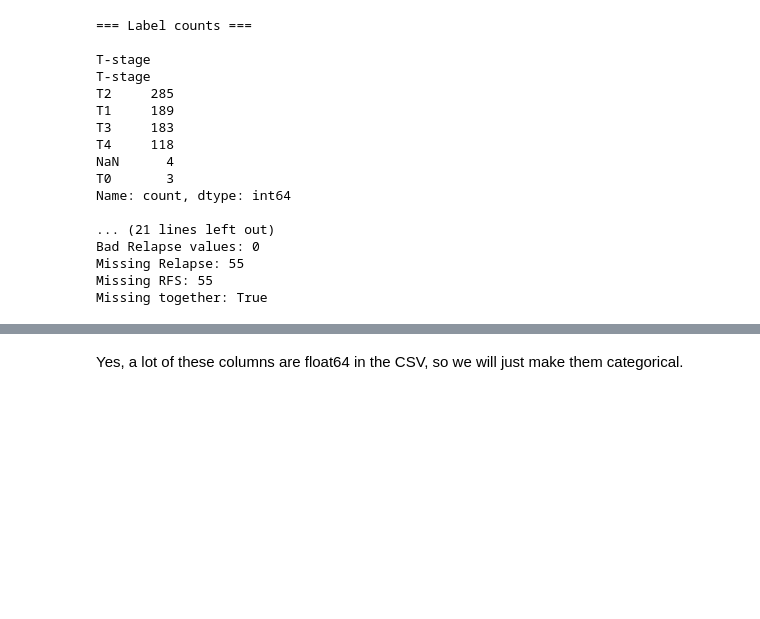
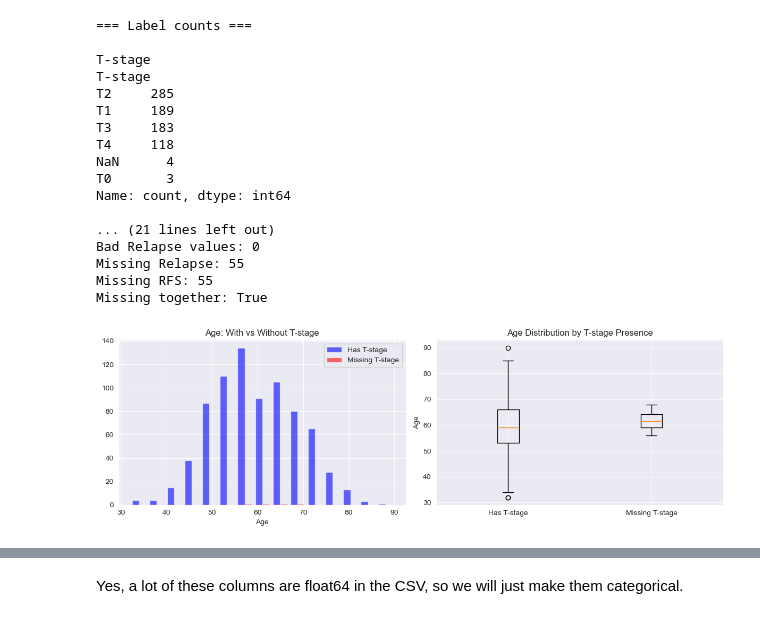
Before and after one commit to Essam-Khawaja/HECKTOR2026, a Jupyter notebook: EDA.ipynb, the cells around one changed output, grey strips where cells are left out. Saved outputs shown, nothing was run; the diff lists cells and outputs as text; code cells hidden in the pictures; blank space fills up the shorter version.

Commit message:
feat: finished the graphs for data cleaning

```diff
--- a/EDA.ipynb
+++ b/EDA.ipynb
@@ -215,3 +215,24 @@ Bad Relapse values: 0
 Missing Relapse: 55
 Missing RFS: 55
 Missing together: True
+# %%
+# Missing-target comparison: Age distribution for rows with vs without T-stage
+fig, axes = plt.subplots(1, 2, figsize=(12, 4))
+
+has_t = df[df[T_LABEL].notna()]['Age']
+missing_t = df[df[T_LABEL].isna()]['Age']
+
+axes[0].hist([has_t, missing_t], label=['Has T-stage', 'Missing T-stage'], bins=15, color=['blue', 'red'], alpha=0.6)
+axes[0].set_title('Age: With vs Without T-stage')
+axes[0].set_xlabel('Age')
+axes[0].legend()
+
+# Boxplot comparison
+axes[1].boxplot([has_t, missing_t], labels=['Has T-stage', 'Missing T-stage'])
+axes[1].set_title('Age Distribution by T-stage Presence')
+axes[1].set_ylabel('Age')
+
+plt.tight_layout()
+plt.show()
+# %% [output]
+[figure, added]
```
Also changed, not shown: parts of 10 cells of this notebook, 1 other file.
